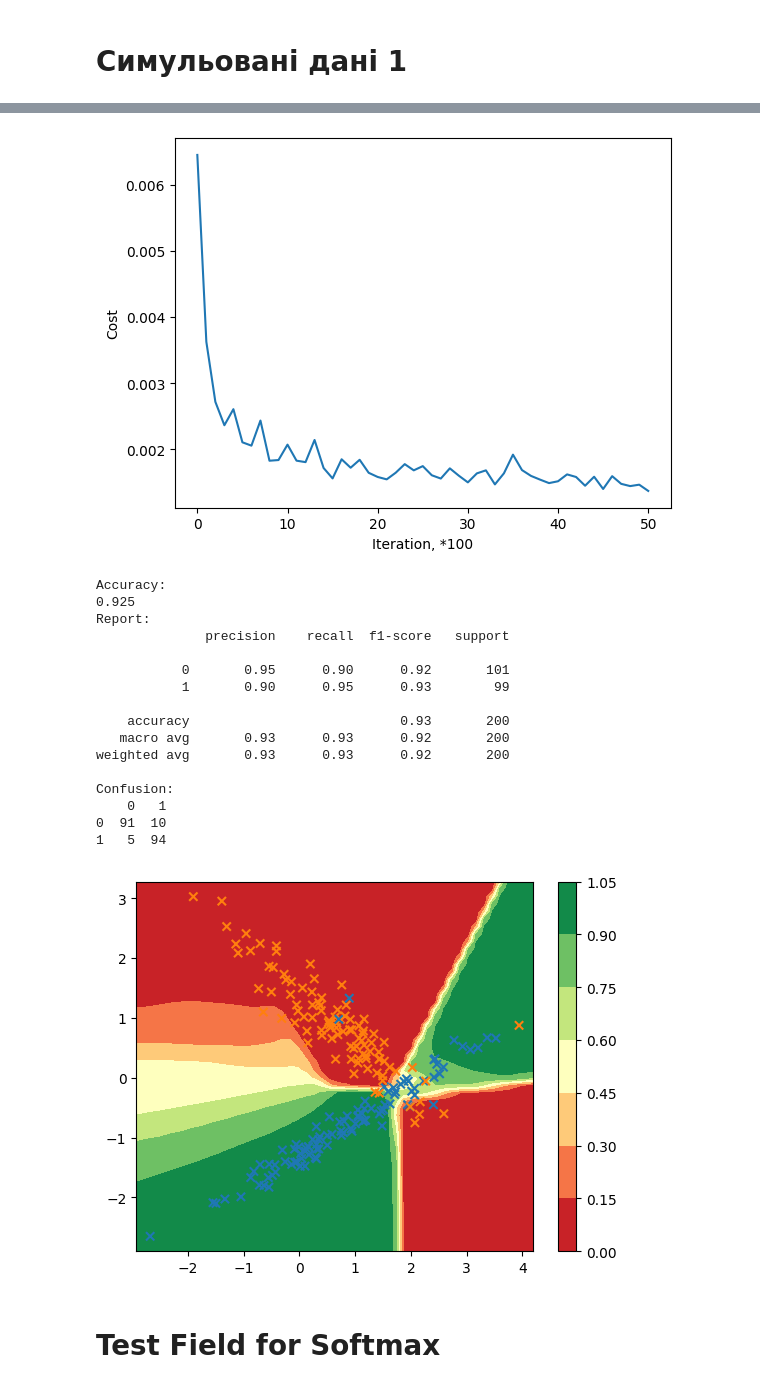
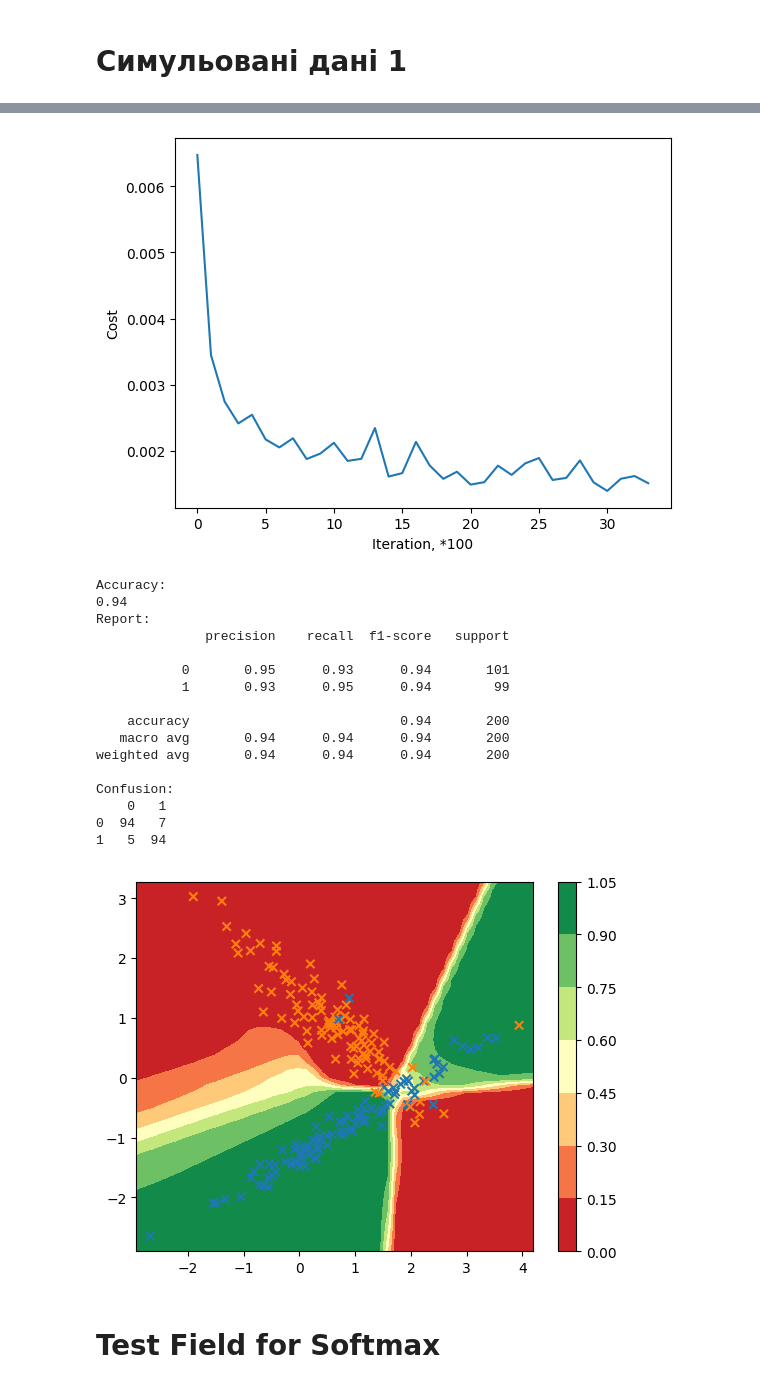
Before and after one commit to SerbulovArtem/Machine_Learning_Semester_66, a Jupyter notebook: HW3/NeuralNet simple 1.ipynb, the cells around one changed output, grey strips where cells are left out. Saved outputs shown, nothing was run; the diff lists cells and outputs as text; code cells hidden in the pictures.

```diff
--- a/HW3/NeuralNet simple 1.ipynb
+++ b/HW3/NeuralNet simple 1.ipynb
@@ -369,10 +421,8 @@ class NeuralNet:
 # %% [markdown]
 # Симульовані дані 1
 # %%
-# X, y = make_classification(n_samples = 200, n_classes = 2, n_features = 2,
-#                            n_informative=2, n_redundant=0, random_state = 42,
-#                            flip_y=0.02, class_sep=0.8) #n_clusters_per_class=1
-X, y = make_classification(n_samples = 1000, n_classes = 2, n_features = 2,
+NUM_CLASSES = 2
+X, y = make_classification(n_samples = 1000, n_classes = NUM_CLASSES, n_features = 2,
                            n_informative=2, n_redundant=0, random_state = 42,
                            flip_y=0.02, class_sep=0.8, n_clusters_per_class=1)
 y = y.reshape(-1, 1)
@@ -381,13 +431,11 @@ plot_data(X, y)
 plt.show()
 X_train, X_test, y_train, y_test = train_test_split(X, y, test_size=0.2, random_state=42)
 
-# 2 'softmax' 1 'sigmoid'
-
 layer_dims_1 = [X.shape[1], 20, 20, 20, 20, 20, 1]
 layer_activations_1 = ['relu', 'relu', 'relu', 'relu', 'relu', 'sigmoid']
 mini_batch_size_1 = 128
 keep_prob_1 = 0.9
-patience_1 = 100
+patience_1 = 3000
 
 nn = NeuralNet(layer_dims_1, layer_activations_1, mini_batch_size=mini_batch_size_1, keep_prob=keep_prob_1, patience=patience_1, learning_rate=0.01, num_epochs=5000)
 nn.fit(X_train, y_train, X_test, y_test)
@@ -412,21 +459,21 @@ plt.show()
-[figure, old version]
+[figure, new version]
 Accuracy:
-0.925
+0.94
 Report:
               precision    recall  f1-score   support
 
-           0       0.95      0.90      0.92       101
-           1       0.90      0.95      0.93        99
+           0       0.95      0.93      0.94       101
+           1       0.93      0.95      0.94        99
 
-    accuracy                           0.93       200
-   macro avg       0.93      0.93      0.92       200
-weighted avg       0.93      0.93      0.92       200
+    accuracy                           0.94       200
+   macro avg       0.94      0.94      0.94       200
+weighted avg       0.94      0.94      0.94       200
 
 Confusion:
     0   1
-0  91  10
+0  94   7
 1   5  94
-[figure, old version]
+[figure, new version]
 # %% [markdown]
 # Test Field for Softmax
 # %%
```
Also changed, not shown: parts of 7 cells of this notebook.
